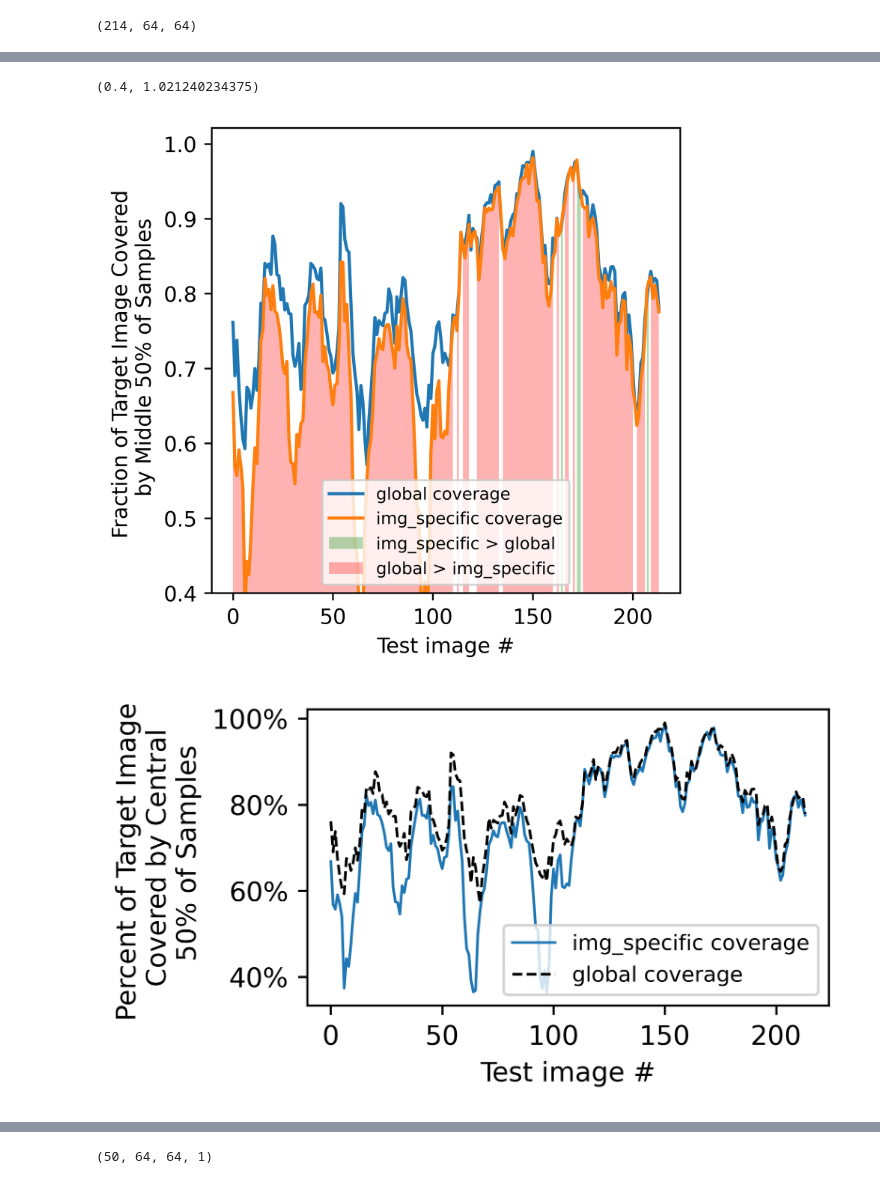
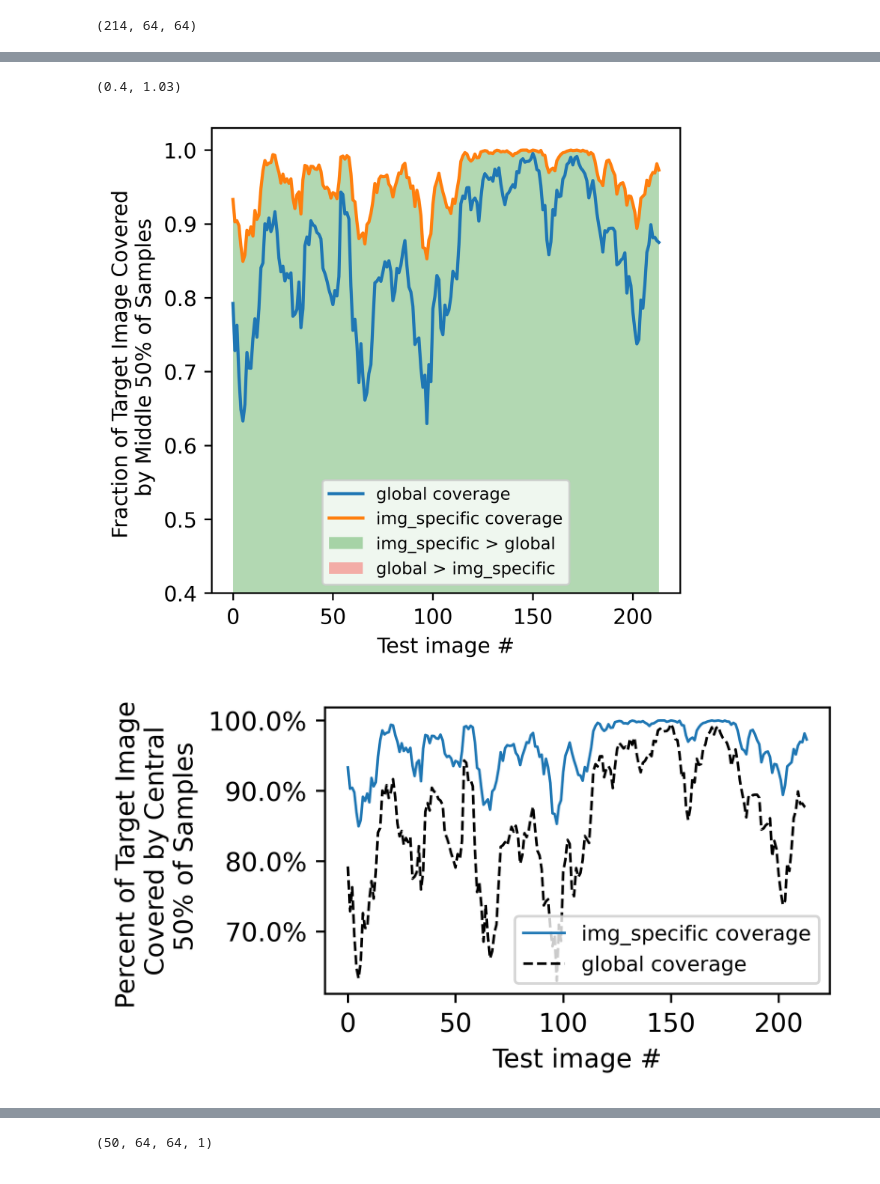
Before and after one commit to HarrisonGoldwyn/distributional_SRCNN, a Jupyter notebook: sr_ordered_train0p75/analysis/coverage_figure.ipynb, the cells around one changed output, grey strips where cells are left out. Saved outputs shown, nothing was run; the diff lists cells and outputs as text; code cells hidden in the pictures.

```diff
--- a/sr_ordered_train0p75/analysis/coverage_figure.ipynb
+++ b/sr_ordered_train0p75/analysis/coverage_figure.ipynb
@@ -148,5 +163,5 @@ global_err_fields.shape
 (214, 64, 64)
 # %%
 ## analytic results with correct downscaling
-global_cov_params = np.load("../stage_2/output/anal_sln_global_params.npy")
+global_cov_params = np.load("../stage_2/output_2a/anal_sln_global_params.npy")
 # %%
@@ -168,16 +189,18 @@ targets.shape
 global_50_coverage = []
 p4p5_50_coverage = []
 
-path_to_img_spec_noise = "/Users/hgoldwyn/Research/projects/SR_CNN/paper_repo/sr_ordered_train0p75/sample_generation/img_spec_noise_compute/kestrel_output/"
+# path_to_img_spec_noise = "/Users/hgoldwyn/Research/projects/SR_CNN/paper_repo/sr_ordered_train0p75/sample_generation/img_spec_noise_compute/kestrel_output/"
 
 for i in range(targets.shape[0]):
-    print(i)
+    if i % 25 == 0:
+        print(i)
 
     #### Get GLOBAL result
     ## resample noise
-    g_noise = get_noise_from_cov_params_wSVD(global_u, global_s, n_samples=100)
+    g_noise = get_noise_from_cov_params_fft(global_cov_params, n_samples=100, N=64)
 
     g_samples = g_noise + global_pred[i].ravel()[None, :]
+
 
     ## Compute surfaces
     fd = FDataGrid(g_samples.reshape((-1, hr_data_size, hr_data_size)))
@@ -203,10 +226,10 @@ for i in range(targets.shape[0]):
     ## Get IMG-SPE result
     # is_noise = np.load(path_to_img_spec_noise + f"p4p5_img_{642+i}_noise_samples.npy")
     is_samples = (
-        p4p5_pred[i].ravel()[None, :]
+        p0p5_pred[i].ravel()[None, :]
         +
-        # is_noise
-        g_noise  ## Use global noise
+        get_noise_from_cov_params_fft(p0p5_cov_params[i], n_samples=100, N=64) ## is_noise
+        # g_noise  ## Use global noise
         )
 
     fd = FDataGrid(is_samples.reshape((-1, hr_data_size, hr_data_size)))
@@ -253,5 +268,5 @@ for i in range(targets.shape[0]):
 # %%
 global_50_coverage = np.asarray(global_50_coverage)
-p4p5_50_coverage = np.asarray(p4p5_50_coverage)
+p0p5_50_coverage = np.asarray(p4p5_50_coverage)
 # %%
 np.save('global_coverage_50per.npy', global_50_coverage)
@@ -313,17 +328,17 @@ reordered_global_50_coverage = reshaped.T.flatten()  # take columns in order
 reordered_global_50_coverage = reordered_global_50_coverage[~np.isnan(reordered_global_50_coverage)]  # only if you padded with NaNs
 # %%
 # Pad array if length is not divisible by 4
-remainder = len(p4p5_50_coverage) % 4
+remainder = len(p0p5_50_coverage) % 4
 if remainder != 0:
     padding = 4 - remainder
-    p4p5_50_coverage = np.pad(p4p5_50_coverage, (0, padding), constant_values=np.nan)  # or choose a padding method
+    p0p5_50_coverage = np.pad(p0p5_50_coverage, (0, padding), constant_values=np.nan)  # or choose a padding method
 
 # Reshape and reorder
-reshaped = p4p5_50_coverage.reshape(-1, 4)  # shape: (N, 4)
-reordered_p4p5_50_coverage = reshaped.T.flatten()  # take columns in order
+reshaped = p0p5_50_coverage.reshape(-1, 4)  # shape: (N, 4)
+reordered_p0p5_50_coverage = reshaped.T.flatten()  # take columns in order
 
 # Optionally remove padding
-reordered_p4p5_50_coverage = reordered_p4p5_50_coverage[~np.isnan(reordered_p4p5_50_coverage)]  # only if you padded with NaNs
+reordered_p0p5_50_coverage = reordered_p0p5_50_coverage[~np.isnan(reordered_p0p5_50_coverage)]  # only if you padded with NaNs
 # %%
 x = np.arange(len(reordered_global_50_coverage))  # or your actual x-axis values
 
@@ -331,41 +346,41 @@ plt.figure(figsize=(4, 4), dpi=600)
 
 # Plot the curves
 plt.plot(x, reordered_global_50_coverage, label='global coverage', color='C0')
-plt.plot(x, reordered_p4p5_50_coverage, label='img_specific coverage', color='C1')
+plt.plot(x, reordered_p0p5_50_coverage, label='img_specific coverage', color='C1')
 
 plt.fill_between(
     x,
     0.4,
-    reordered_p4p5_50_coverage,
-    where=(reordered_p4p5_50_coverage > reordered_global_50_coverage),
+    reordered_p0p5_50_coverage,
+    where=(reordered_p0p5_50_coverage > reordered_global_50_coverage),
     # interpolate=True,
     linewidth=0,
     color='green',
     alpha=0.3,
     label='img_specific > global'
 )
 
-# Fill red where reordered_p4p5_50_coverage < reordered_global_50_coverage
+# Fill red where reordered_p0p5_50_coverage < reordered_global_50_coverage
 plt.fill_between(
     x,
     0.4,
-    reordered_p4p5_50_coverage,
-    where=(reordered_p4p5_50_coverage <= reordered_global_50_coverage),
+    reordered_p0p5_50_coverage,
+    where=(reordered_p0p5_50_coverage <= reordered_global_50_coverage),
     # interpolate=True,
     linewidth=0,
     color='red',
     alpha=0.3,
     label='global > img_specific'
 )
 
 plt.xlabel('Test image #')
 plt.ylabel('Fraction of Target Image Covered \n by Middle 50% of Samples')
 
 plt.legend(loc='lower center', fontsize=8)
 plt.ylim((0.4, plt.gca().get_ylim()[1]))
 # %% [output]
-(0.4, 1.021240234375)
+(0.4, 1.03)
-[figure, old version]
+[figure, new version]
 # %%
 from matplotlib.ticker import PercentFormatter
 
@@ -374,7 +389,7 @@ x = np.arange(len(reordered_global_50_coverage))  # or your actual x-axis values
 plt.figure(figsize=(3.5, 2), dpi=600)
 
 # Plot the curves
-plt.plot(x, reordered_p4p5_50_coverage, label='img_specific coverage', color='C0',
+plt.plot(x, reordered_p0p5_50_coverage, label='img_specific coverage', color='C0',
          ls='-',
          lw=1,
         #  marker='.',
@@ -397,7 +412,7 @@ plt.legend(
 
 plt.gca().yaxis.set_major_formatter(PercentFormatter(xmax=1))  # xmax=1 assumes y-values in [0, 1]
 # %% [output]
-[figure, old version]
+[figure, new version]
 # %%
 np.sort(-depths)
 # %% [output]
```
Also changed, not shown: parts of 11 cells of this notebook, 4 other files.
